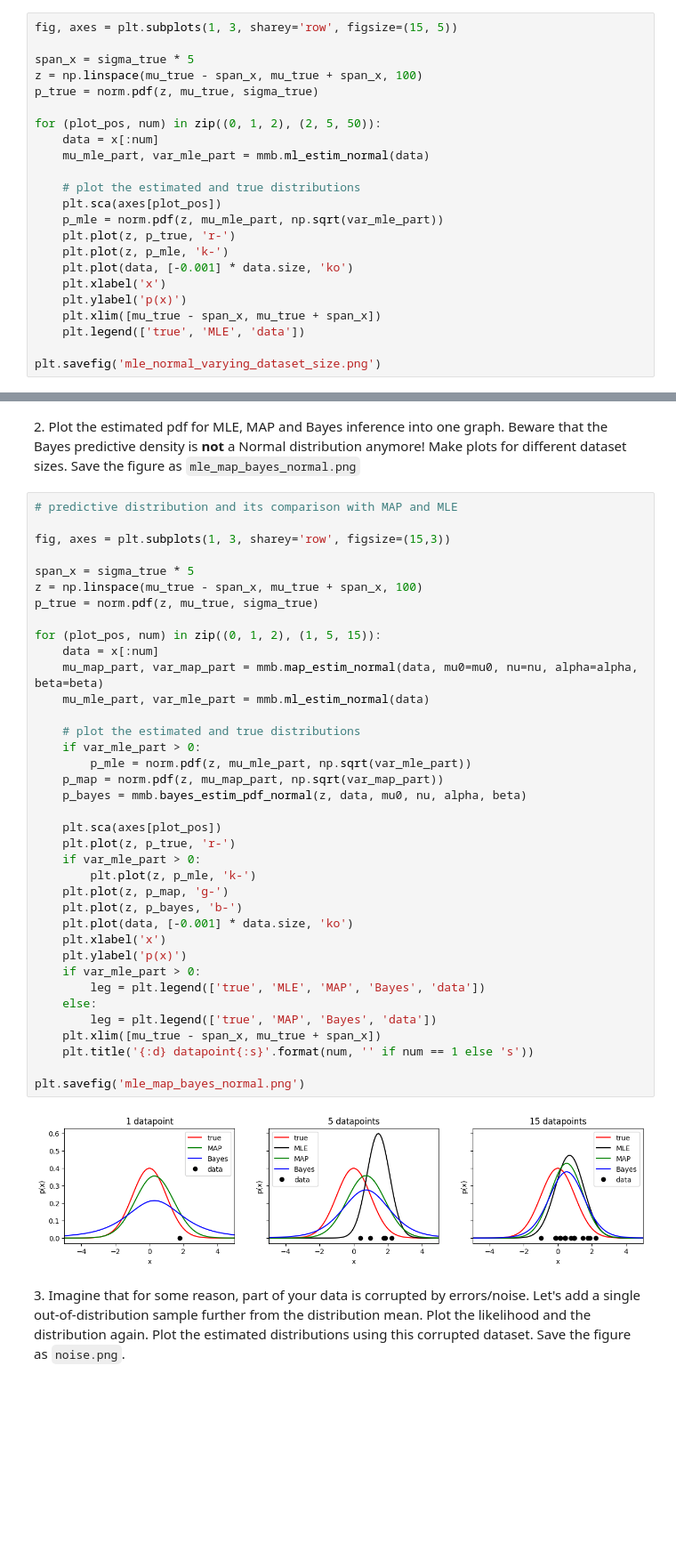
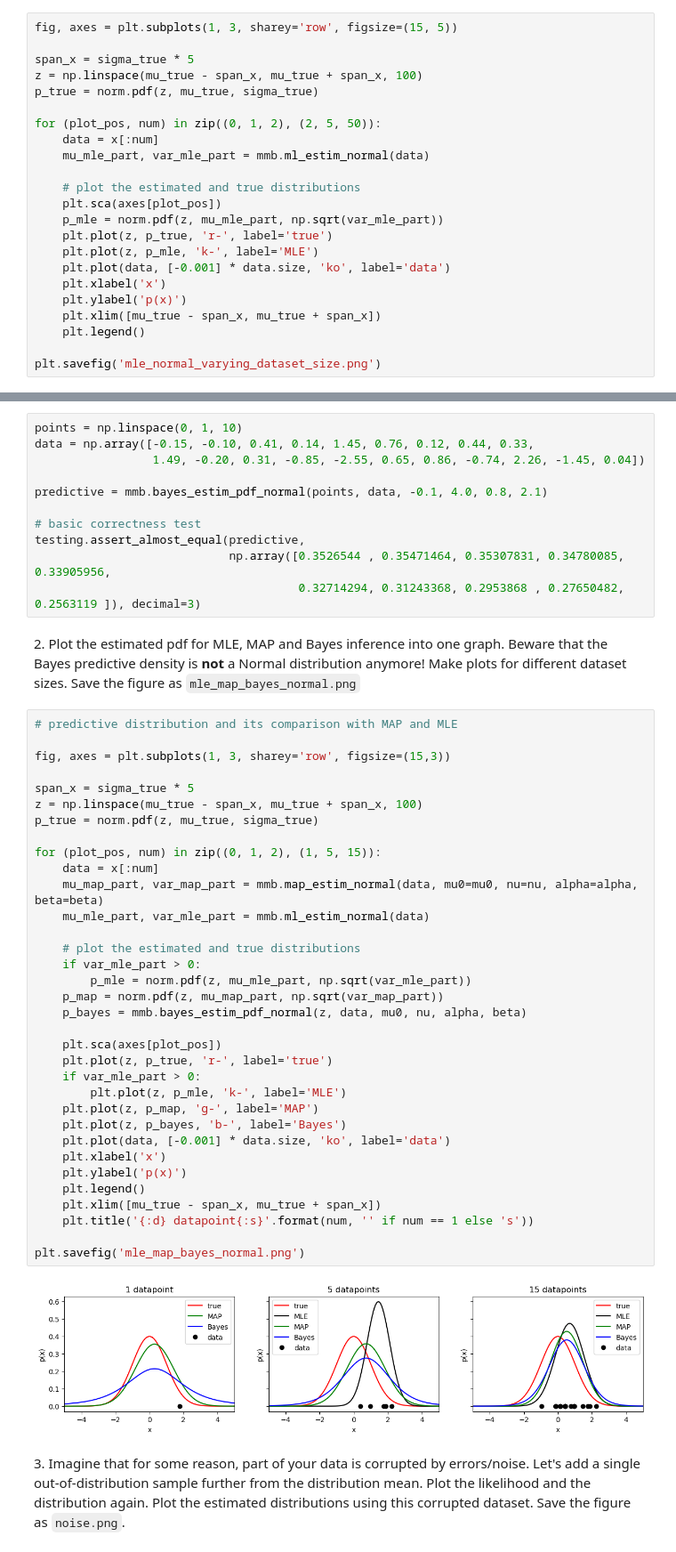
Before and after one commit to dinhtrongtrinh/RPZ, a Jupyter notebook: assignment_mle_map_bayes/mle_map_bayes.ipynb, the cells around one changed output, grey strips where cells are left out. Shown at 89% size. Saved outputs shown, nothing was run; the diff lists cells and outputs as text; blank space fills up the shorter version.

Commit message:
improve tests

```diff
--- a/assignment_mle_map_bayes/mle_map_bayes.ipynb
+++ b/assignment_mle_map_bayes/mle_map_bayes.ipynb
@@ -116,13 +118,13 @@ for (plot_pos, num) in zip((0, 1, 2), (2, 5, 50)):
     # plot the estimated and true distributions
     plt.sca(axes[plot_pos])
     p_mle = norm.pdf(z, mu_mle_part, np.sqrt(var_mle_part))
-    plt.plot(z, p_true, 'r-')
-    plt.plot(z, p_mle, 'k-')
-    plt.plot(data, [-0.001] * data.size, 'ko')
+    plt.plot(z, p_true, 'r-', label='true')
+    plt.plot(z, p_mle, 'k-', label='MLE')
+    plt.plot(data, [-0.001] * data.size, 'ko', label='data')
     plt.xlabel('x')
     plt.ylabel('p(x)')
     plt.xlim([mu_true - span_x, mu_true + span_x])
-    plt.legend(['true', 'MLE', 'data'])
+    plt.legend()
 
 plt.savefig('mle_normal_varying_dataset_size.png')
 # %% [output]
@@ -392,44 +384,52 @@ testing.assert_almost_equal(predictive, np.array([0.34087217, 0.34295915, 0.3418
+# %%
+points = np.linspace(0, 1, 10)
+data = np.array([-0.15, -0.10, 0.41, 0.14, 1.45, 0.76, 0.12, 0.44, 0.33,
+                 1.49, -0.20, 0.31, -0.85, -2.55, 0.65, 0.86, -0.74, 2.26, -1.45, 0.04])
+
+predictive = mmb.bayes_estim_pdf_normal(points, data, -0.1, 4.0, 0.8, 2.1)
+
+# basic correctness test
+testing.assert_almost_equal(predictive,
+                            np.array([0.3526544 , 0.35471464, 0.35307831, 0.34780085, 0.33905956,
+                                      0.32714294, 0.31243368, 0.2953868 , 0.27650482, 0.2563119 ]), decimal=3)
 # %% [markdown]
 2\. Plot the estimated pdf for MLE, MAP and Bayes inference into one graph. Beware that the Bayes predictive density is **not** a Normal distribution anymore! Make plots for different dataset sizes. Save the figure as `mle_map_bayes_normal.png`
 # %%
 # predictive distribution and its comparison with MAP and MLE
 
 fig, axes = plt.subplots(1, 3, sharey='row', figsize=(15,3))
 
 span_x = sigma_true * 5
 z = np.linspace(mu_true - span_x, mu_true + span_x, 100)
 p_true = norm.pdf(z, mu_true, sigma_true)
 
 for (plot_pos, num) in zip((0, 1, 2), (1, 5, 15)):
     data = x[:num]
     mu_map_part, var_map_part = mmb.map_estim_normal(data, mu0=mu0, nu=nu, alpha=alpha, beta=beta)
     mu_mle_part, var_mle_part = mmb.ml_estim_normal(data)
 
     # plot the estimated and true distributions
     if var_mle_part > 0:
         p_mle = norm.pdf(z, mu_mle_part, np.sqrt(var_mle_part))
     p_map = norm.pdf(z, mu_map_part, np.sqrt(var_map_part))
     p_bayes = mmb.bayes_estim_pdf_normal(z, data, mu0, nu, alpha, beta)
 
     plt.sca(axes[plot_pos])
-    plt.plot(z, p_true, 'r-')
+    plt.plot(z, p_true, 'r-', label='true')
     if var_mle_part > 0:
-        plt.plot(z, p_mle, 'k-')
-    plt.plot(z, p_map, 'g-')
-    plt.plot(z, p_bayes, 'b-')
-    plt.plot(data, [-0.001] * data.size, 'ko')
+        plt.plot(z, p_mle, 'k-', label='MLE')
+    plt.plot(z, p_map, 'g-', label='MAP')
+    plt.plot(z, p_bayes, 'b-', label='Bayes')
+    plt.plot(data, [-0.001] * data.size, 'ko', label='data')
     plt.xlabel('x')
     plt.ylabel('p(x)')
-    if var_mle_part > 0:
-        leg = plt.legend(['true', 'MLE', 'MAP', 'Bayes', 'data'])
-    else:
-        leg = plt.legend(['true', 'MAP', 'Bayes', 'data'])
+    plt.legend()
     plt.xlim([mu_true - span_x, mu_true + span_x])
     plt.title('{:d} datapoint{:s}'.format(num, '' if num == 1 else 's'))
 
 plt.savefig('mle_map_bayes_normal.png')
 # %% [output]
-[figure, old version]
+[figure, new version]
 # %% [markdown]
 3\. Imagine that for some reason, part of your data is corrupted by errors/noise. Let's add a single out-of-distribution sample further from the distribution mean. Plot the likelihood and the distribution again. Plot the estimated distributions using this corrupted dataset. Save the figure as `noise.png`.
 # %%
```
Also changed, not shown: parts of 13 cells of this notebook.
